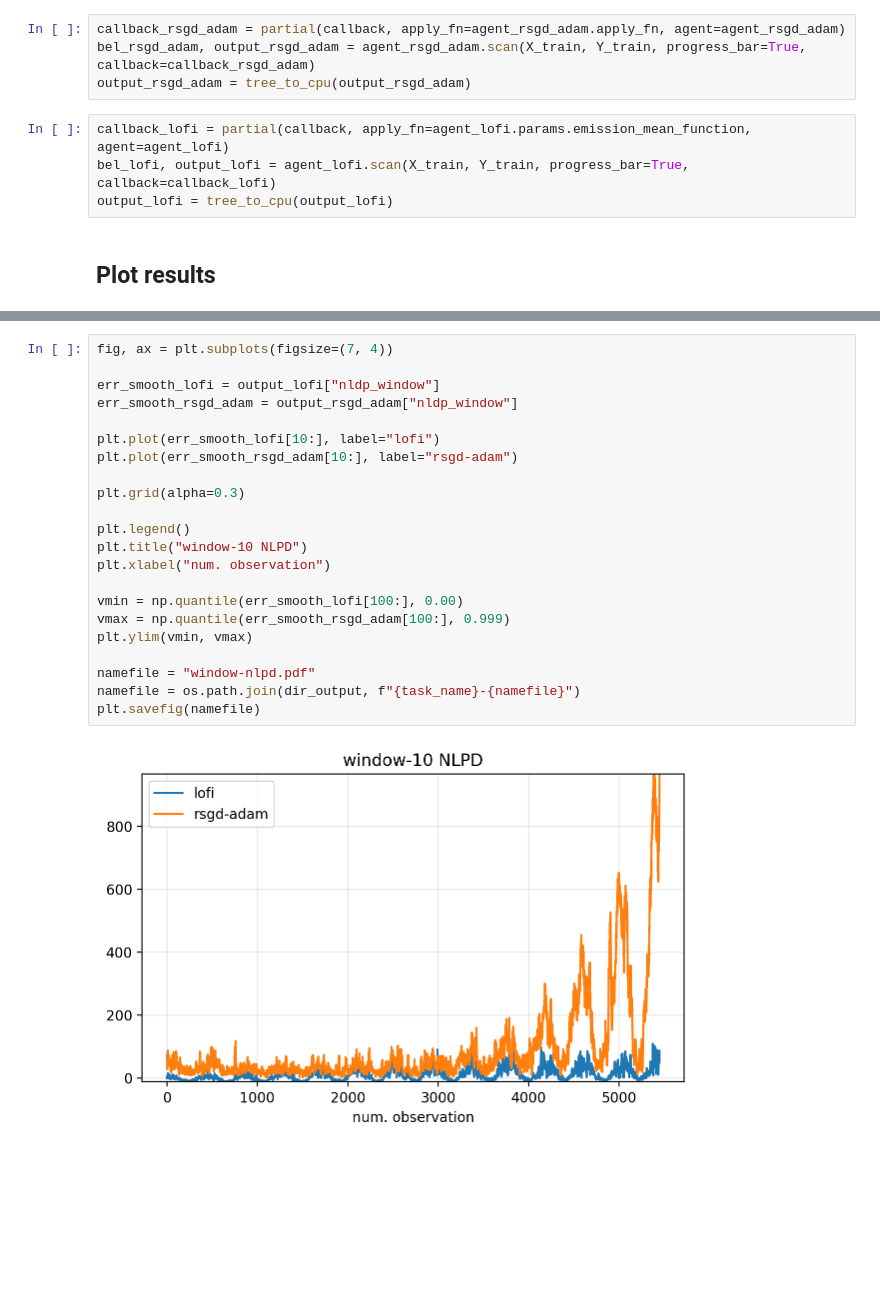
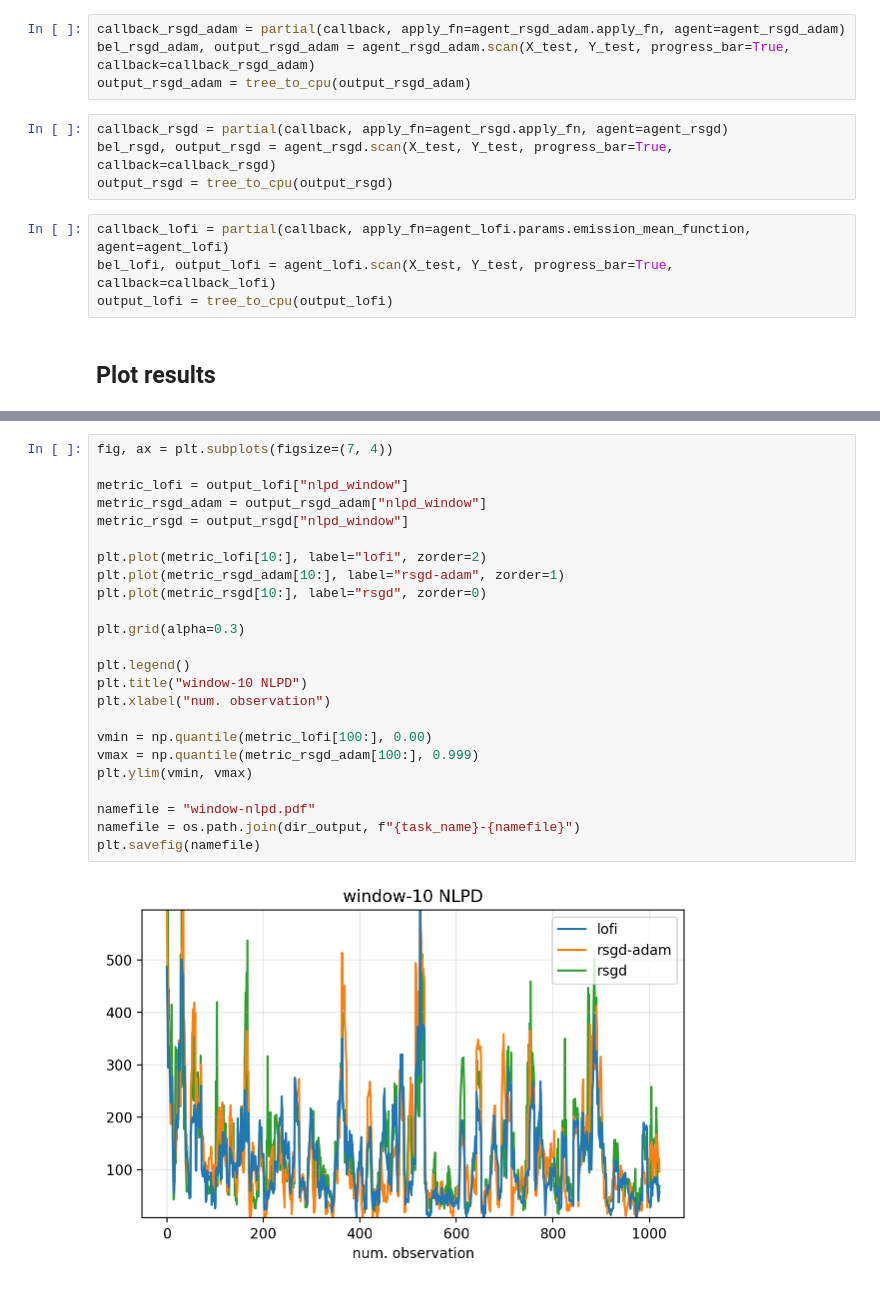
Before and after one commit to probml/rebayes, a Jupyter notebook: demos/collas/regression/rotating-mnist-unsorted.ipynb, the cells around one changed output, grey strips where cells are left out. Saved outputs shown, nothing was run; the diff lists cells and outputs as text; blank space fills up the shorter version.

```diff
--- a/demos/collas/regression/rotating-mnist-unsorted.ipynb
+++ b/demos/collas/regression/rotating-mnist-unsorted.ipynb
@@ -75,11 +66,15 @@ callback = partial(callbacks.cb_reg_mc,
 )
 # %%
 callback_rsgd_adam = partial(callback, apply_fn=agent_rsgd_adam.apply_fn, agent=agent_rsgd_adam)
-bel_rsgd_adam, output_rsgd_adam = agent_rsgd_adam.scan(X_train, Y_train, progress_bar=True, callback=callback_rsgd_adam)
+bel_rsgd_adam, output_rsgd_adam = agent_rsgd_adam.scan(X_test, Y_test, progress_bar=True, callback=callback_rsgd_adam)
 output_rsgd_adam = tree_to_cpu(output_rsgd_adam)
+# %%
+callback_rsgd = partial(callback, apply_fn=agent_rsgd.apply_fn, agent=agent_rsgd)
+bel_rsgd, output_rsgd = agent_rsgd.scan(X_test, Y_test, progress_bar=True, callback=callback_rsgd)
+output_rsgd = tree_to_cpu(output_rsgd)
 # %%
 callback_lofi = partial(callback, apply_fn=agent_lofi.params.emission_mean_function, agent=agent_lofi)
-bel_lofi, output_lofi = agent_lofi.scan(X_train, Y_train, progress_bar=True, callback=callback_lofi)
+bel_lofi, output_lofi = agent_lofi.scan(X_test, Y_test, progress_bar=True, callback=callback_lofi)
 output_lofi = tree_to_cpu(output_lofi)
 # %% [markdown]
 ## Plot results
@@ -161,24 +194,26 @@ plt.savefig(namefile)
 # %%
 fig, ax = plt.subplots(figsize=(7, 4))
 
-err_smooth_lofi = output_lofi["nldp_window"]
-err_smooth_rsgd_adam = output_rsgd_adam["nldp_window"]
+metric_lofi = output_lofi["nlpd_window"]
+metric_rsgd_adam = output_rsgd_adam["nlpd_window"]
+metric_rsgd = output_rsgd["nlpd_window"]
 
-plt.plot(err_smooth_lofi[10:], label="lofi")
-plt.plot(err_smooth_rsgd_adam[10:], label="rsgd-adam")
+plt.plot(metric_lofi[10:], label="lofi", zorder=2)
+plt.plot(metric_rsgd_adam[10:], label="rsgd-adam", zorder=1)
+plt.plot(metric_rsgd[10:], label="rsgd", zorder=0)
 
 plt.grid(alpha=0.3)
 
 plt.legend()
 plt.title("window-10 NLPD")
 plt.xlabel("num. observation")
 
-vmin = np.quantile(err_smooth_lofi[100:], 0.00)
-vmax = np.quantile(err_smooth_rsgd_adam[100:], 0.999)
+vmin = np.quantile(metric_lofi[100:], 0.00)
+vmax = np.quantile(metric_rsgd_adam[100:], 0.999)
 plt.ylim(vmin, vmax)
 
 namefile = "window-nlpd.pdf"
 namefile = os.path.join(dir_output, f"{task_name}-{namefile}")
 plt.savefig(namefile)
 # %% [output]
-[figure, old version]
+[figure, new version]
```
Also changed, not shown: parts of 12 cells of this notebook.
